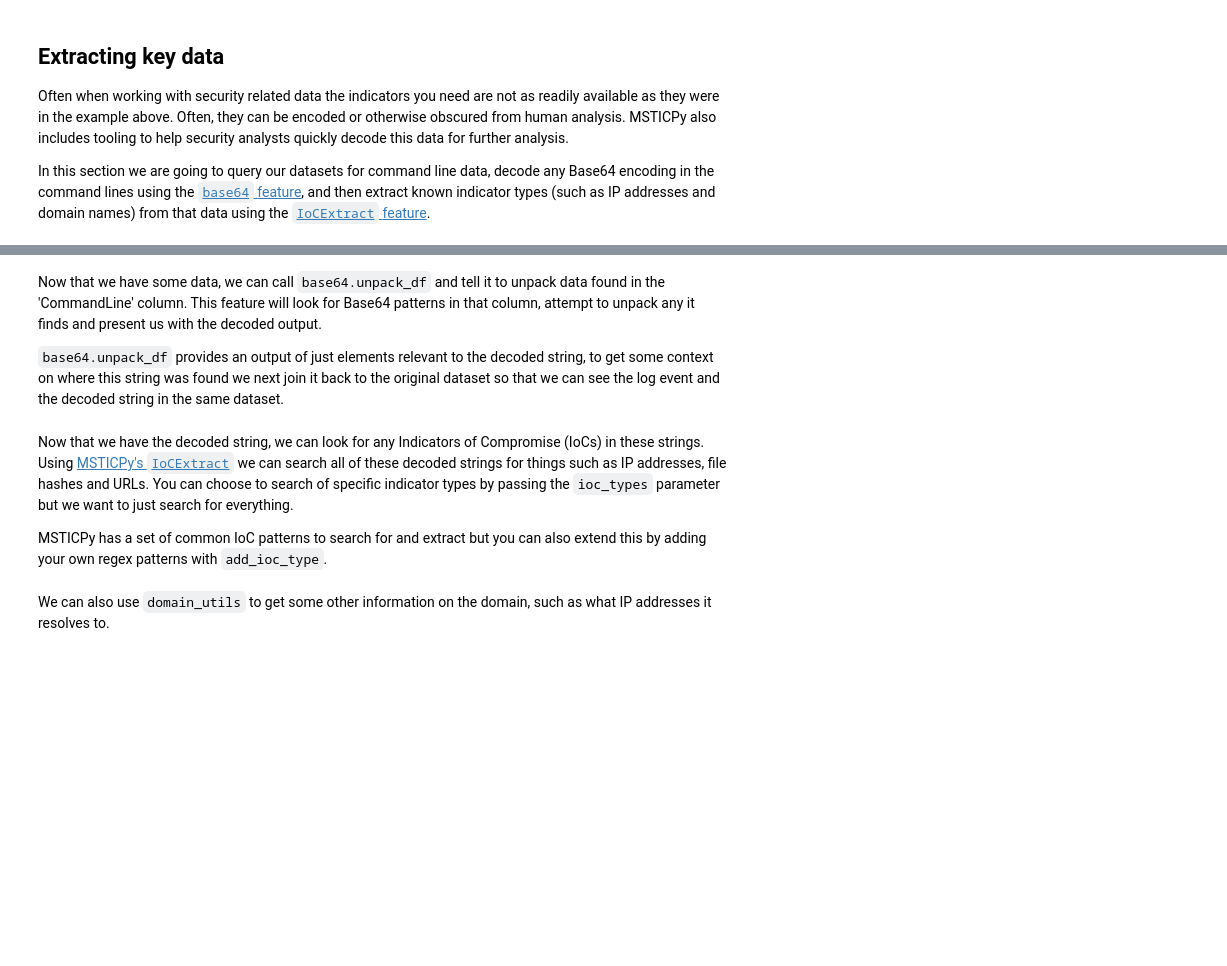
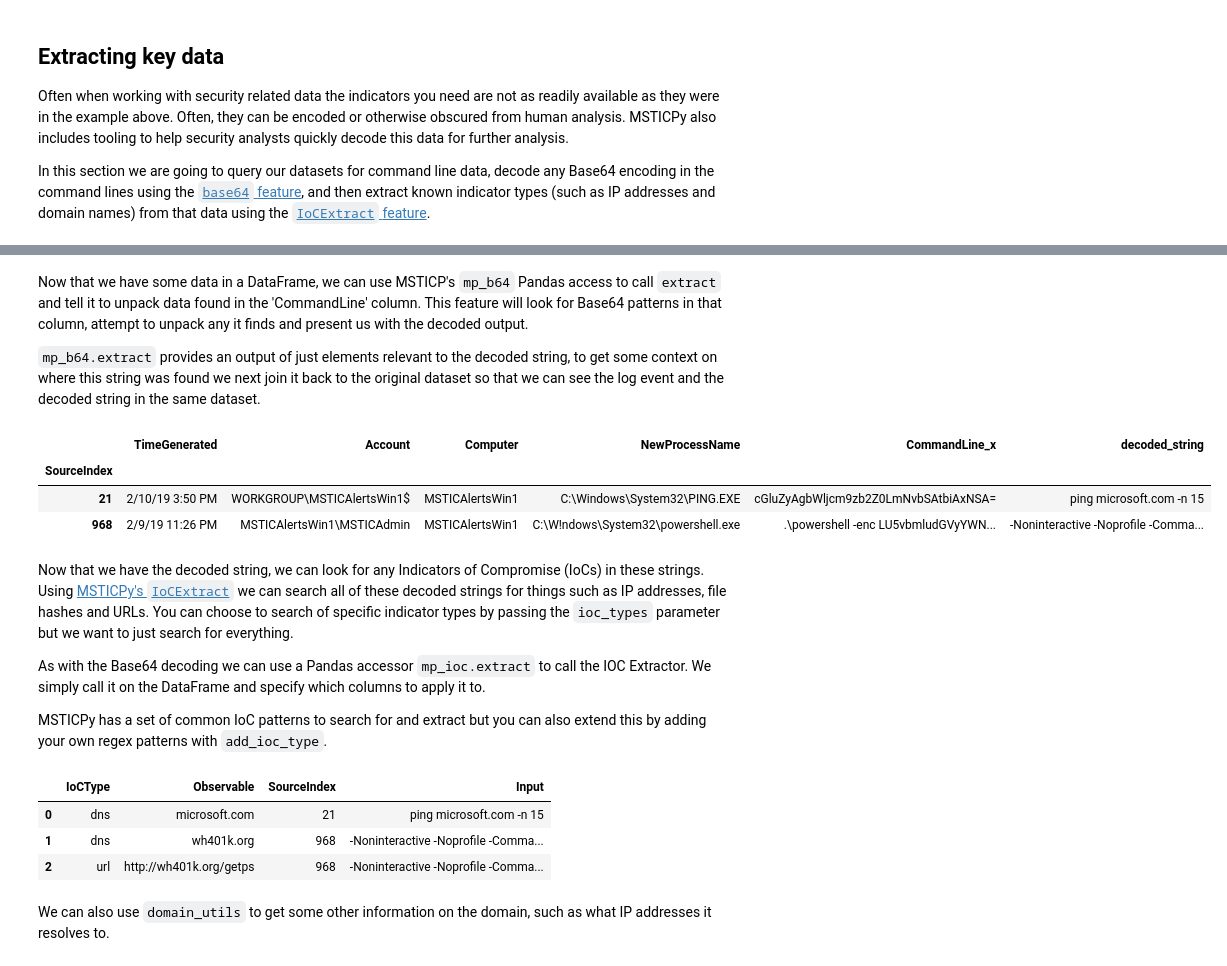
Before and after one commit to microsoft/msticpy-lab, a Jupyter notebook: MSTICPy_Lab_Completed.ipynb, the cells around one changed output, grey strips where cells are left out. Cells and saved outputs as stored; diff of their text form; code cells hidden in the pictures; blank space fills up the shorter version.

```diff
--- a/MSTICPy_Lab_Completed.ipynb
+++ b/MSTICPy_Lab_Completed.ipynb
@@ -167,28 +271,49 @@ cmdl_data.head()
 # %% [markdown]
-Now that we have some data, we can call `base64.unpack_df` and tell it to unpack data found in the 'CommandLine' column. This feature will look for Base64 patterns in that column, attempt to unpack any it finds and present us with the decoded output.<br>
+Now that we have some data in a DataFrame, we can use MSTICP's `mp_b64` Pandas access to call  `extract` and tell it to unpack data found in the 'CommandLine' column. This feature will look for Base64 patterns in that column, attempt to unpack any it finds and present us with the decoded output.<br>
 
-`base64.unpack_df` provides an output of just elements relevant to the decoded string, to get some context on where this string was found we next join it back to the original dataset so that we can see the log event and the decoded string in the same dataset.
+`mp_b64.extract` provides an output of just elements relevant to the decoded string, to get some context on where this string was found we next join it back to the original dataset so that we can see the log event and the decoded string in the same dataset.
 # %%
 # Base64 decode
-b64df = base64.unpack_df(data=cmdl_data.head(1000), column='CommandLine')
-b64df['SourceIndex'] = pd.to_numeric(b64df['src_index'])
-merged_df = (cmdl_data
-             .merge(right=b64df, how='left', left_index=True, right_on='SourceIndex')
-             #.drop(columns=['Unnamed: 0'])
-             .set_index('SourceIndex'))
+b64df = cmdl_data.head(1000).mp_b64.extract(column="CommandLine")
+b64df["SourceIndex"] = pd.to_numeric(b64df["src_index"])
+merged_df = (
+    cmdl_data.merge(right=b64df, how="left", left_index=True, right_on="SourceIndex")
+    # .drop(columns=['Unnamed: 0'])
+    .set_index("SourceIndex")
+)
 
 # Show the result of the merge (only those rows that have a value in original_string)
-merged_filtered = merged_df.dropna(subset=['decoded_string'])[["TimeGenerated", "Account", "Computer", "NewProcessName", "CommandLine_x", "decoded_string"]]
+merged_filtered = merged_df.dropna(subset=["decoded_string"])[
+    [
+        "TimeGenerated",
+        "Account",
+        "Computer",
+        "NewProcessName",
+        "CommandLine_x",
+        "decoded_string",
+    ]
+]
 merged_filtered
+# %% [output]
+|  | TimeGenerated | Account | Computer | NewProcessName | CommandLine_x | decoded_string |
+| SourceIndex |  |  |  |  |  |  |
+| 21 | 2/10/19 3:50 PM | WORKGROUP\MSTICAlertsWin1$ | MSTICAlertsWin1 | C:\Windows\System32\PING.EXE | cGluZyAgbWljcm9zb2Z0LmNvbSAtbiAxNSA= | ping microsoft.com -n 15 |
+| 968 | 2/9/19 11:26 PM | MSTICAlertsWin1\MSTICAdmin | MSTICAlertsWin1 | C:\W!ndows\System32\powershell.exe | .\powershell -enc LU5vbmludGVyYWN... | -Noninteractive -Noprofile -Comma... |
 # %% [markdown]
 Now that we have the decoded string, we can look for any Indicators of Compromise (IoCs) in these strings. Using [MSTICPy's `IoCExtract`](https://msticpy.readthedocs.io/en/latest/data_analysis/IoCExtract.html) we can search all of these decoded strings for things such as IP addresses, file hashes and URLs. You can choose to search of specific indicator types by passing the `ioc_types` parameter but we want to just search for everything.<br>
 
+As with the Base64 decoding we can use a Pandas accessor `mp_ioc.extract` to call the IOC Extractor. We simply call it on the DataFrame and specify which columns to apply it to.
+
 MSTICPy has a set of common IoC patterns to search for and extract but you can also extend this by adding your own regex patterns with `add_ioc_type`.
 # %%
 # Extract IoCs
-ioc_extractor = IoCExtract()
-ioc_df = ioc_extractor.extract(data=merged_filtered, columns=['decoded_string'])
-ioc_df
+ioc_df = merged_filtered.mp_ioc.extract(columns=["decoded_string"])
+display(ioc_df)
+# %% [output]
+|  | IoCType | Observable | SourceIndex | Input |
+| 0 | dns | microsoft.com | 21 | ping microsoft.com -n 15 |
+| 1 | dns | wh401k.org | 968 | -Noninteractive -Noprofile -Comma... |
+| 2 | url | http://wh401k.org/getps | 968 | -Noninteractive -Noprofile -Comma... |
 # %% [markdown]
 We can also use `domain_utils` to get some other information on the domain, such as what IP addresses it resolves to.
 # %%
```
Also changed, not shown: parts of 40 cells of this notebook, 3 other files.
